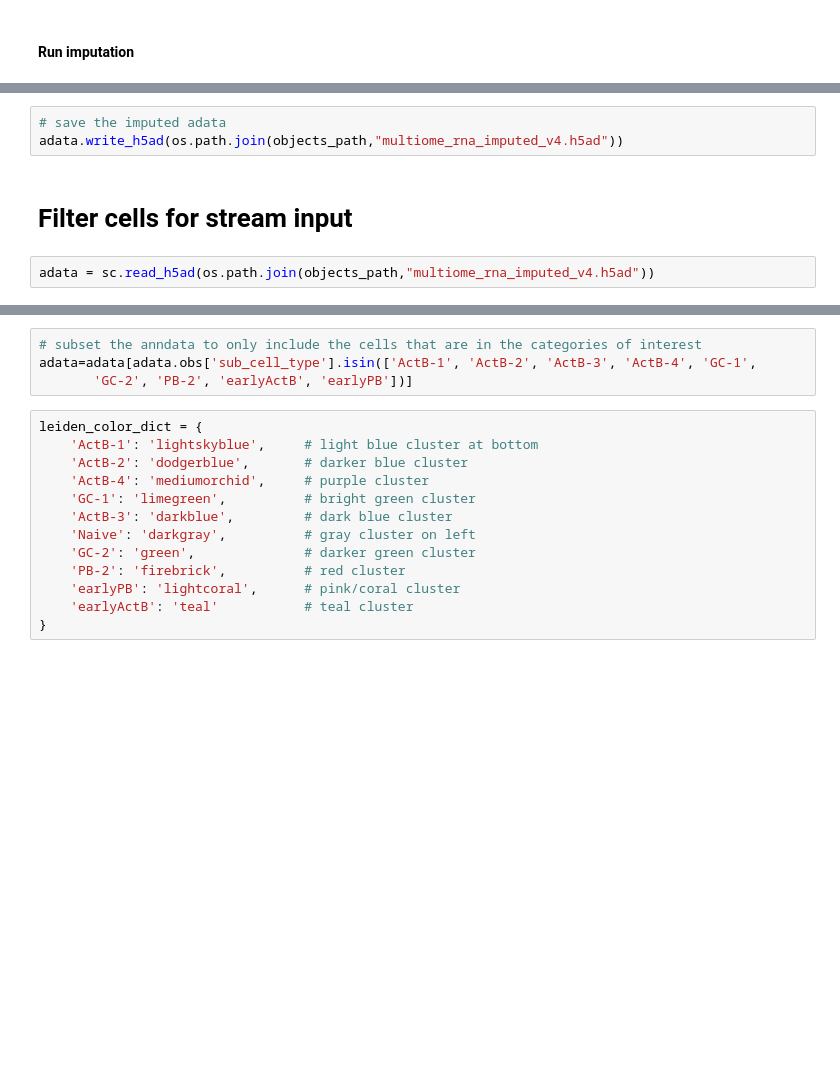
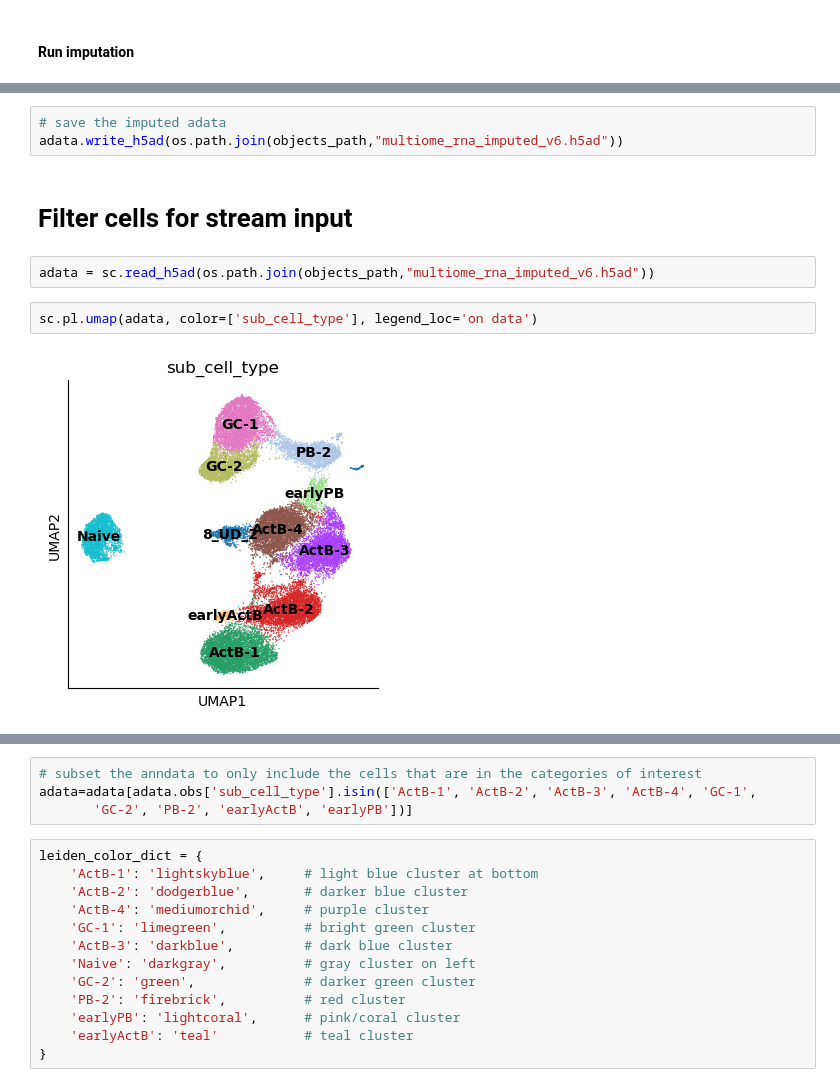
Before and after one commit to sachha-naksha/B_Cell_States, a Jupyter notebook: multiome_dynamic_regulation/py_scripts/trajectory/imputation_male_donor.ipynb, the cells around one changed output, grey strips where cells are left out. Cells and saved outputs as stored; diff of their text form; blank space fills up the shorter version.

```diff
--- a/multiome_dynamic_regulation/py_scripts/trajectory/imputation_male_donor.ipynb
+++ b/multiome_dynamic_regulation/py_scripts/trajectory/imputation_male_donor.ipynb
@@ -216,10 +223,14 @@ plt.show()
 # %%
 # save the imputed adata
-adata.write_h5ad(os.path.join(objects_path,"multiome_rna_imputed_v4.h5ad"))
+adata.write_h5ad(os.path.join(objects_path,"multiome_rna_imputed_v6.h5ad"))
 # %% [markdown]
 # Filter cells for stream input
 # %%
-adata = sc.read_h5ad(os.path.join(objects_path,"multiome_rna_imputed_v4.h5ad"))
+adata = sc.read_h5ad(os.path.join(objects_path,"multiome_rna_imputed_v6.h5ad"))
+# %%
+sc.pl.umap(adata, color=['sub_cell_type'], legend_loc='on data')
+# %% [output]
+[figure, added]
 # %%
 adata.obs['sub_cell_type'].cat.categories
 # %% [output]
```
Also changed, not shown: parts of 20 cells of this notebook, 3 other files.
